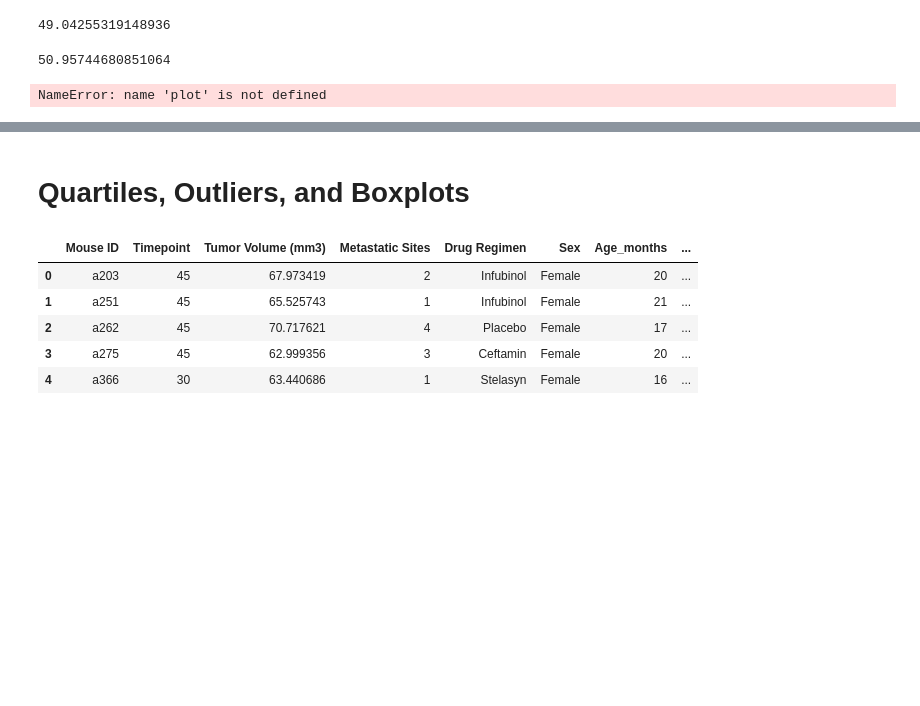
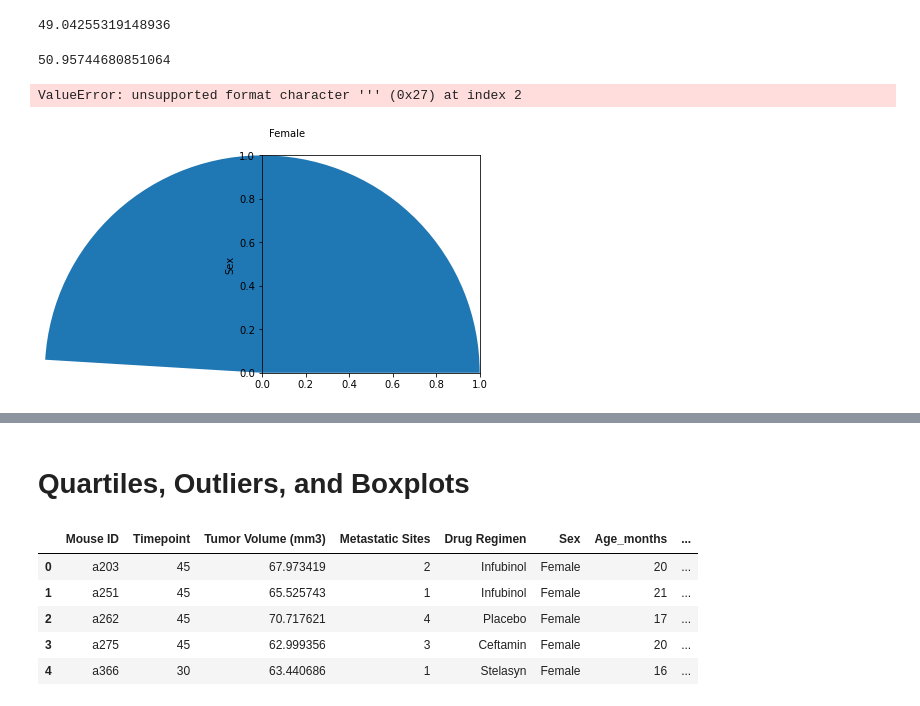
Before and after one commit to Colleen-Cobb/matplotlib-challenge, a Jupyter notebook: Pymaceuticals.ipynb, the cells around one changed output, grey strips where cells are left out. Saved outputs shown, nothing was run; the diff lists cells and outputs as text; code cells hidden in the pictures; blank space fills up the shorter version.

Commit message:
charts

```diff
--- a/Pymaceuticals.ipynb
+++ b/Pymaceuticals.ipynb
@@ -228,9 +229,12 @@ sex=["Male", "Female"]
 percent=[male_percentage, female_percentage]
 # %%
 # Generate a pie plot showing the distribution of female versus male mice using Pandas
-plot(kind="pie", )
+gender_percent=clean_data.groupby("Sex")
+gender_count=gender_percent["Sex"].count()
+gender_pie=gender_count.plot(kind="pie", y="Sex", autopct="%1'1f%")
 # %% [output]
-NameError: name 'plot' is not defined
+ValueError: unsupported format character ''' (0x27) at index 2
+[figure, added]
 # %%
 # Generate a pie plot showing the distribution of female versus male mice using pyplot
 plt.title("Sex")
```
Also changed, not shown: parts of 12 cells of this notebook.
